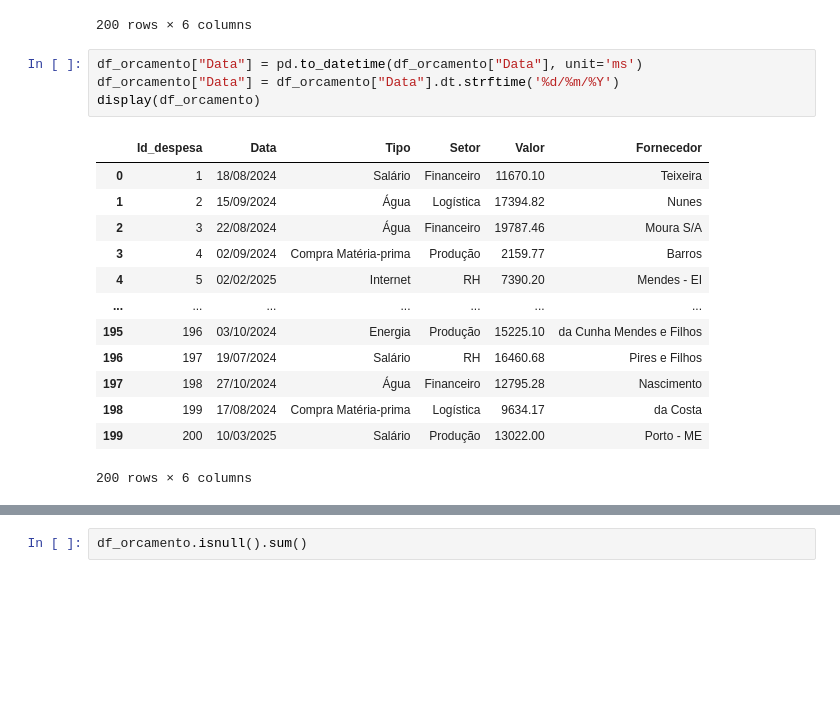
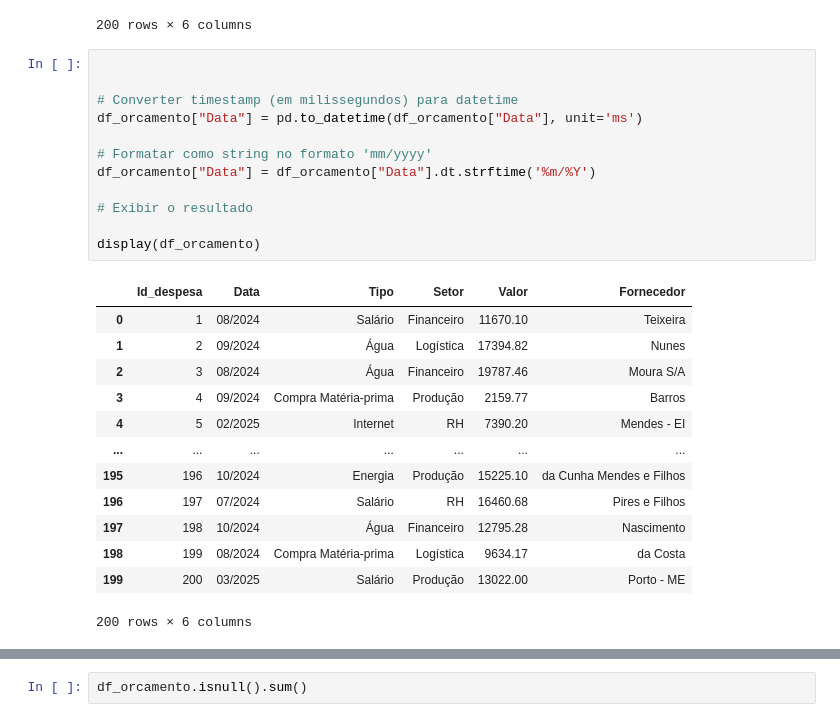
Before and after one commit to Guilherme-Trazzi-Costa/Ciencia-de-Dados, a Jupyter notebook: Treinamento Hackathon/Tratamento.ipynb, the cells around one changed output, grey strips where cells are left out. Cells and saved outputs as stored; diff of their text form; blank space fills up the shorter version.

```diff
--- a/Treinamento Hackathon/Tratamento.ipynb
+++ b/Treinamento Hackathon/Tratamento.ipynb
@@ -114,21 +115,29 @@ display(df_orcamento)
 | 199 | 200 | 1741564800000 | Salário | Produção | 13022.00 | Porto - ME |
 200 rows × 6 columns
 # %%
+
+
+# Converter timestamp (em milissegundos) para datetime
 df_orcamento["Data"] = pd.to_datetime(df_orcamento["Data"], unit='ms')
-df_orcamento["Data"] = df_orcamento["Data"].dt.strftime('%d/%m/%Y')
+
+# Formatar como string no formato 'mm/yyyy'
+df_orcamento["Data"] = df_orcamento["Data"].dt.strftime('%m/%Y')
+
+# Exibir o resultado
+
 display(df_orcamento)
 # %% [output]
 |  | Id_despesa | Data | Tipo | Setor | Valor | Fornecedor |
-| 0 | 1 | 18/08/2024 | Salário | Financeiro | 11670.10 | Teixeira |
-| 1 | 2 | 15/09/2024 | Água | Logística | 17394.82 | Nunes |
-| 2 | 3 | 22/08/2024 | Água | Financeiro | 19787.46 | Moura S/A |
-| 3 | 4 | 02/09/2024 | Compra Matéria-prima | Produção | 2159.77 | Barros |
-| 4 | 5 | 02/02/2025 | Internet | RH | 7390.20 | Mendes - EI |
+| 0 | 1 | 08/2024 | Salário | Financeiro | 11670.10 | Teixeira |
+| 1 | 2 | 09/2024 | Água | Logística | 17394.82 | Nunes |
+| 2 | 3 | 08/2024 | Água | Financeiro | 19787.46 | Moura S/A |
+| 3 | 4 | 09/2024 | Compra Matéria-prima | Produção | 2159.77 | Barros |
+| 4 | 5 | 02/2025 | Internet | RH | 7390.20 | Mendes - EI |
 | ... | ... | ... | ... | ... | ... | ... |
-| 195 | 196 | 03/10/2024 | Energia | Produção | 15225.10 | da Cunha Mendes e Filhos |
-| 196 | 197 | 19/07/2024 | Salário | RH | 16460.68 | Pires e Filhos |
-| 197 | 198 | 27/10/2024 | Água | Financeiro | 12795.28 | Nascimento |
-| 198 | 199 | 17/08/2024 | Compra Matéria-prima | Logística | 9634.17 | da Costa |
-| 199 | 200 | 10/03/2025 | Salário | Produção | 13022.00 | Porto - ME |
+| 195 | 196 | 10/2024 | Energia | Produção | 15225.10 | da Cunha Mendes e Filhos |
+| 196 | 197 | 07/2024 | Salário | RH | 16460.68 | Pires e Filhos |
+| 197 | 198 | 10/2024 | Água | Financeiro | 12795.28 | Nascimento |
+| 198 | 199 | 08/2024 | Compra Matéria-prima | Logística | 9634.17 | da Costa |
+| 199 | 200 | 03/2025 | Salário | Produção | 13022.00 | Porto - ME |
 200 rows × 6 columns
 # %%
```
Also changed, not shown: parts of 7 cells of this notebook, 6 other files.
